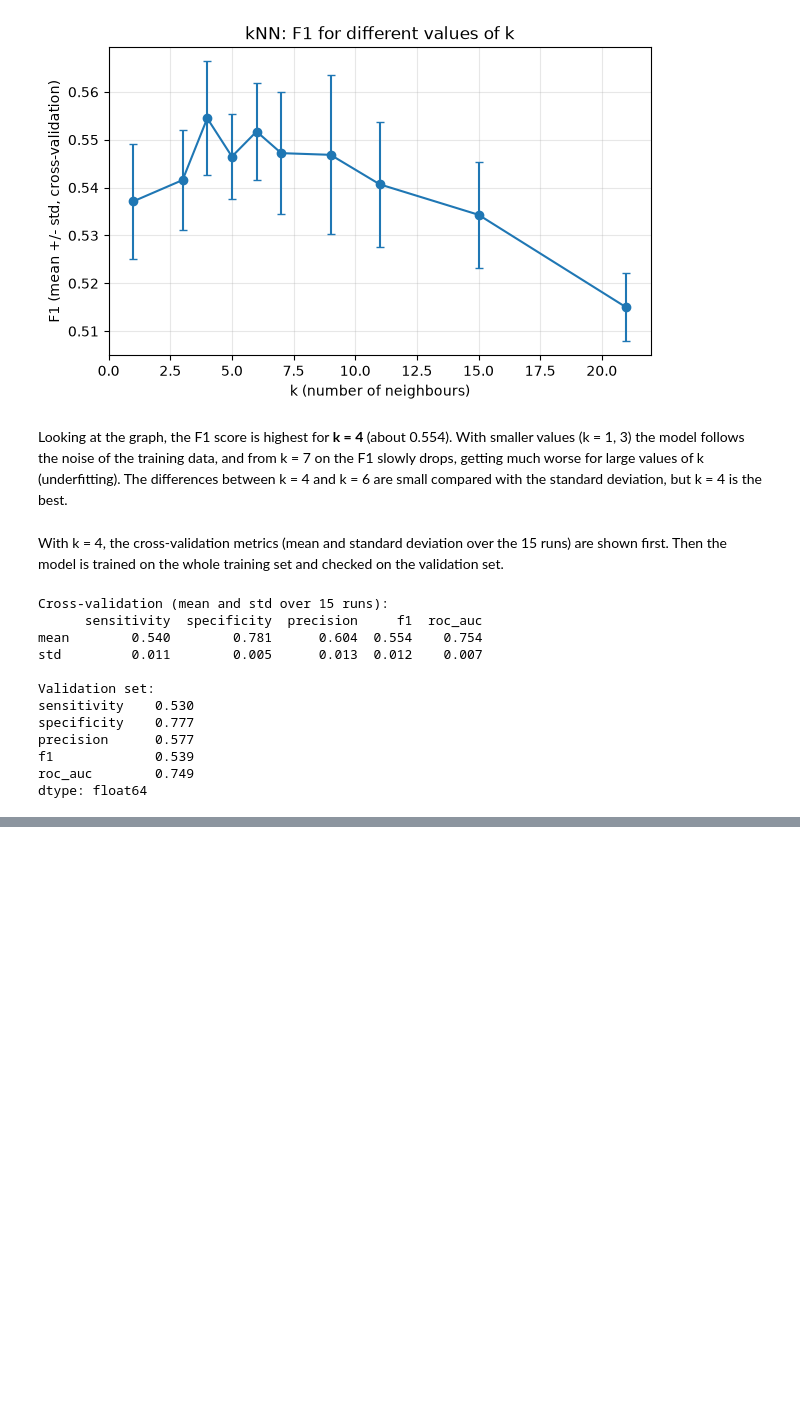
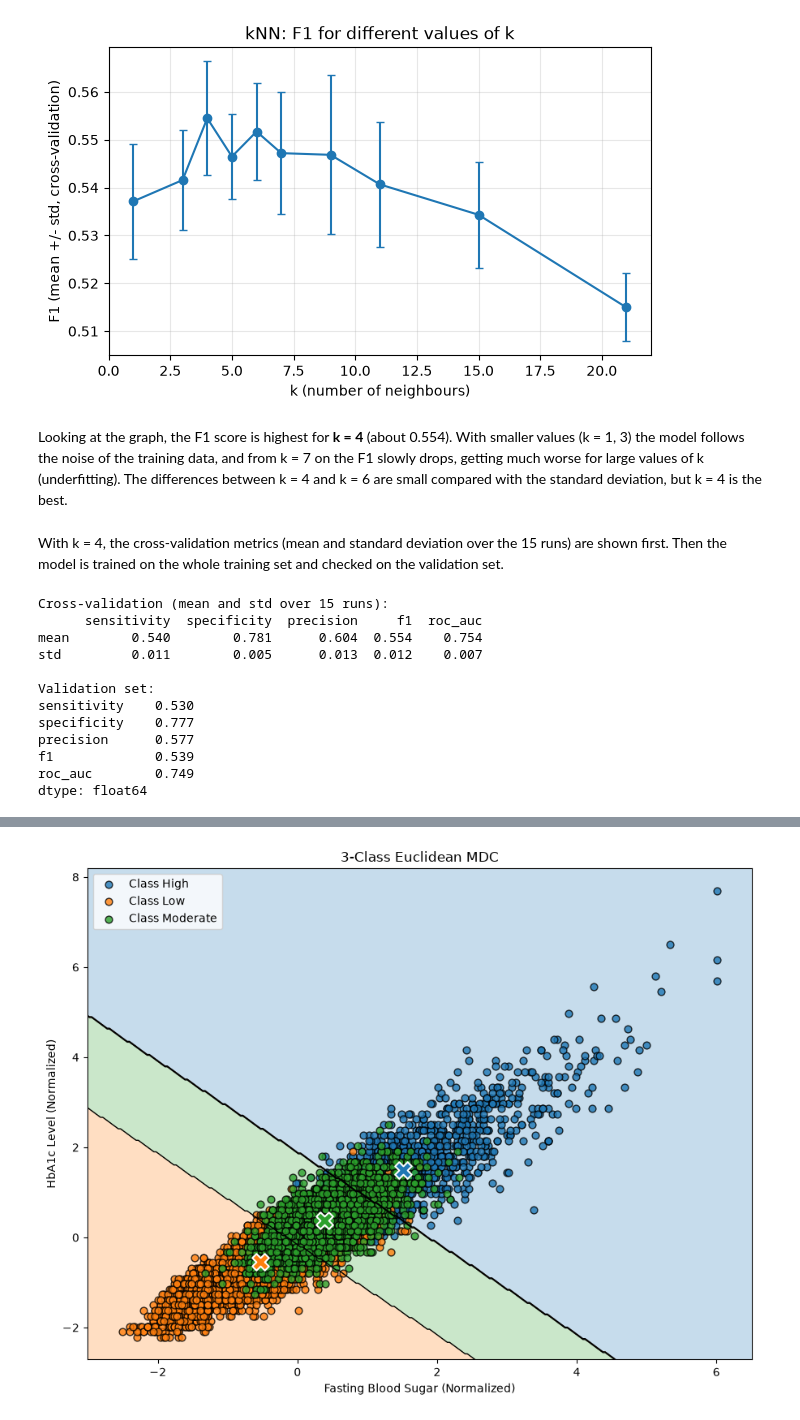
Before and after one commit to rodrigojsm/AC_Project, a Jupyter notebook: AC_project.ipynb, the cells around one changed output, grey strips where cells are left out. Cells and saved outputs as stored; diff of their text form; code cells hidden in the pictures; blank space fills up the shorter version.

```diff
--- a/AC_project.ipynb
+++ b/AC_project.ipynb
@@ -544,0 +851,95 @@ dtype: float64
+# %%
+from sklearn.metrics.pairwise import euclidean_distances
+
+
+X = Xp_train_norm[features].values
+y = np.asarray(y_train)
+
+classes = np.unique(y)
+
+# Compute one centroid per class
+centroids = np.vstack([
+    X[y == c].mean(axis=0)
+    for c in classes
+])
+
+# Create grid
+pad = 0.5
+
+x_min = X[:, 0].min() - pad
+x_max = X[:, 0].max() + pad
+
+y_min = X[:, 1].min() - pad
+y_max = X[:, 1].max() + pad
+
+xx, yy = np.meshgrid(
+    np.linspace(x_min, x_max, 300),
+    np.linspace(y_min, y_max, 300)
+)
+
+grid_points = np.c_[xx.ravel(), yy.ravel()]
+
+# Correct use of euclidean_distances:
+# Compare grid points with class centroids
+distances = euclidean_distances(grid_points, centroids)
+
+# Assign each grid point to nearest centroid
+Z = np.argmin(distances, axis=1).reshape(xx.shape)
+
+# Plot
+fig, ax = plt.subplots(figsize=(9, 7))
+
+colors = ["#1f77b4", "#ff7f0e", "#2ca02c"]
+
+ax.contourf(
+    xx,
+    yy,
+    Z,
+    alpha=0.25,
+    levels=np.arange(len(classes) + 1) - 0.5,
+    colors=colors
+)
+
+ax.contour(
+    xx,
+    yy,
+    Z,
+    levels=np.arange(0.5, len(classes) - 0.5, 1),
+    colors="k",
+    linewidths=1
+)
+
+for idx, c in enumerate(classes):
+    class_data = X[y == c]
+    color = colors[idx]
+
+    ax.scatter(
+        class_data[:, 0],
+        class_data[:, 1],
+        c=color,
+        label=f"Class {c}",
+        edgecolors="k",
+        alpha=0.8,
+        s=40
+    )
+
+    ax.scatter(
+        centroids[idx, 0],
+        centroids[idx, 1],
+        c=color,
+        marker="X",
+        s=220,
+        edgecolors="white",
+        linewidth=1.5,
+        zorder=5
+    )
+
+ax.set_xlabel("Fasting Blood Sugar (Normalized)")
+ax.set_ylabel("HbA1c Level (Normalized)")
+ax.set_title("3-Class Euclidean MDC")
+ax.legend()
+
+plt.tight_layout()
+plt.show()
+# %% [output]
+[figure, added]
```
Also changed, not shown: parts of 12 cells of this notebook, 7 other files.
